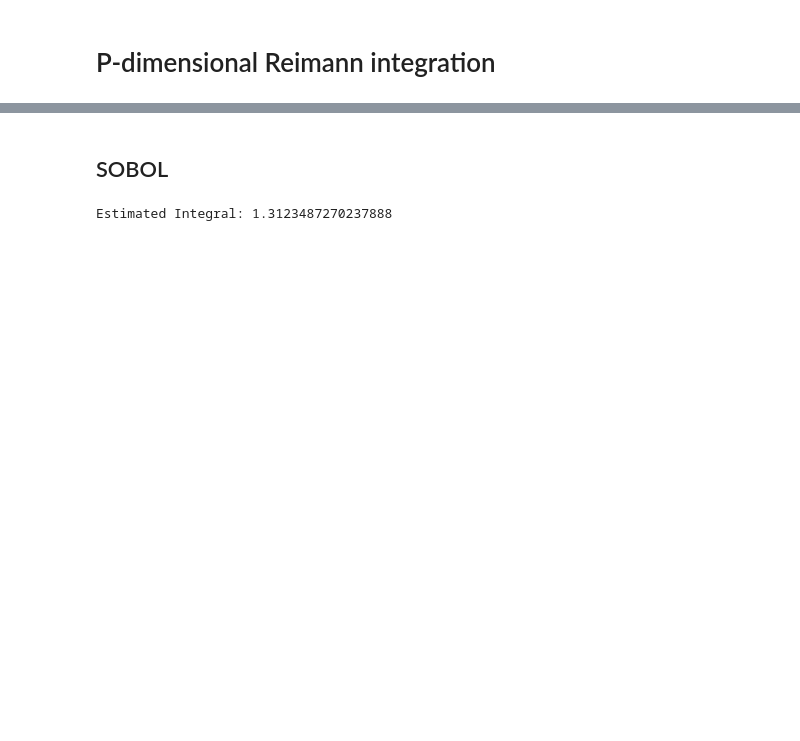
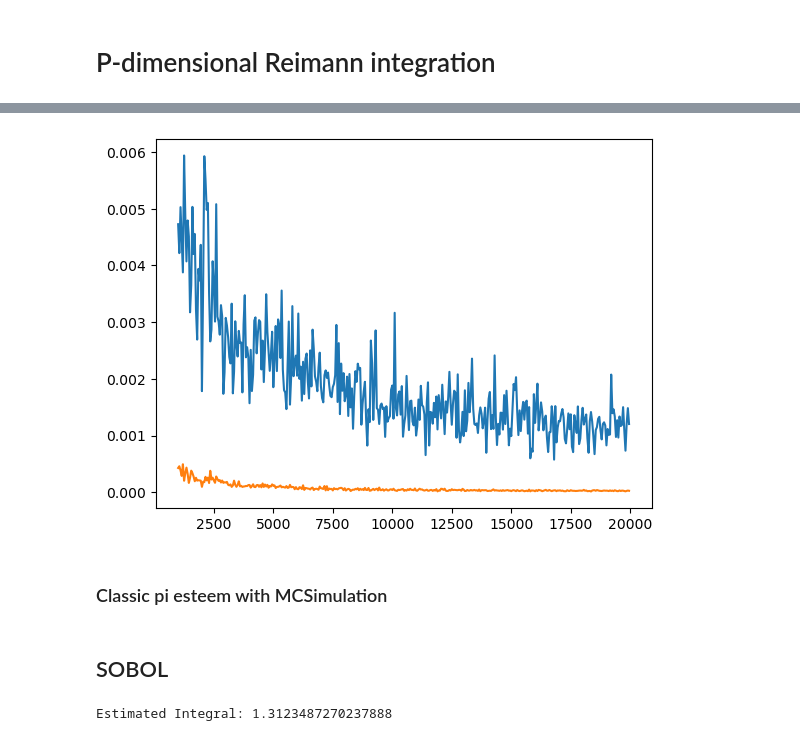
Before and after one commit to alecrespi/latinexpansion, a Jupyter notebook: EXPERIMENTS.ipynb, the cells around one changed output, grey strips where cells are left out. Saved outputs shown, nothing was run; the diff lists cells and outputs as text; code cells hidden in the pictures; blank space fills up the shorter version.

```diff
--- a/EXPERIMENTS.ipynb
+++ b/EXPERIMENTS.ipynb
@@ -121,0 +221,9 @@ list
+# %%
+
+plt.plot(accrate[:, 0], accrate[:, 1])
+plt.plot(accrate[:, 0], accrate[:, 2])
+plt.show()
+# %% [output]
+[figure, added]
+# %% [markdown]
+### Classic pi esteem with MCSimulation
```
Also changed, not shown: parts of 20 cells of this notebook, 2 other files.
